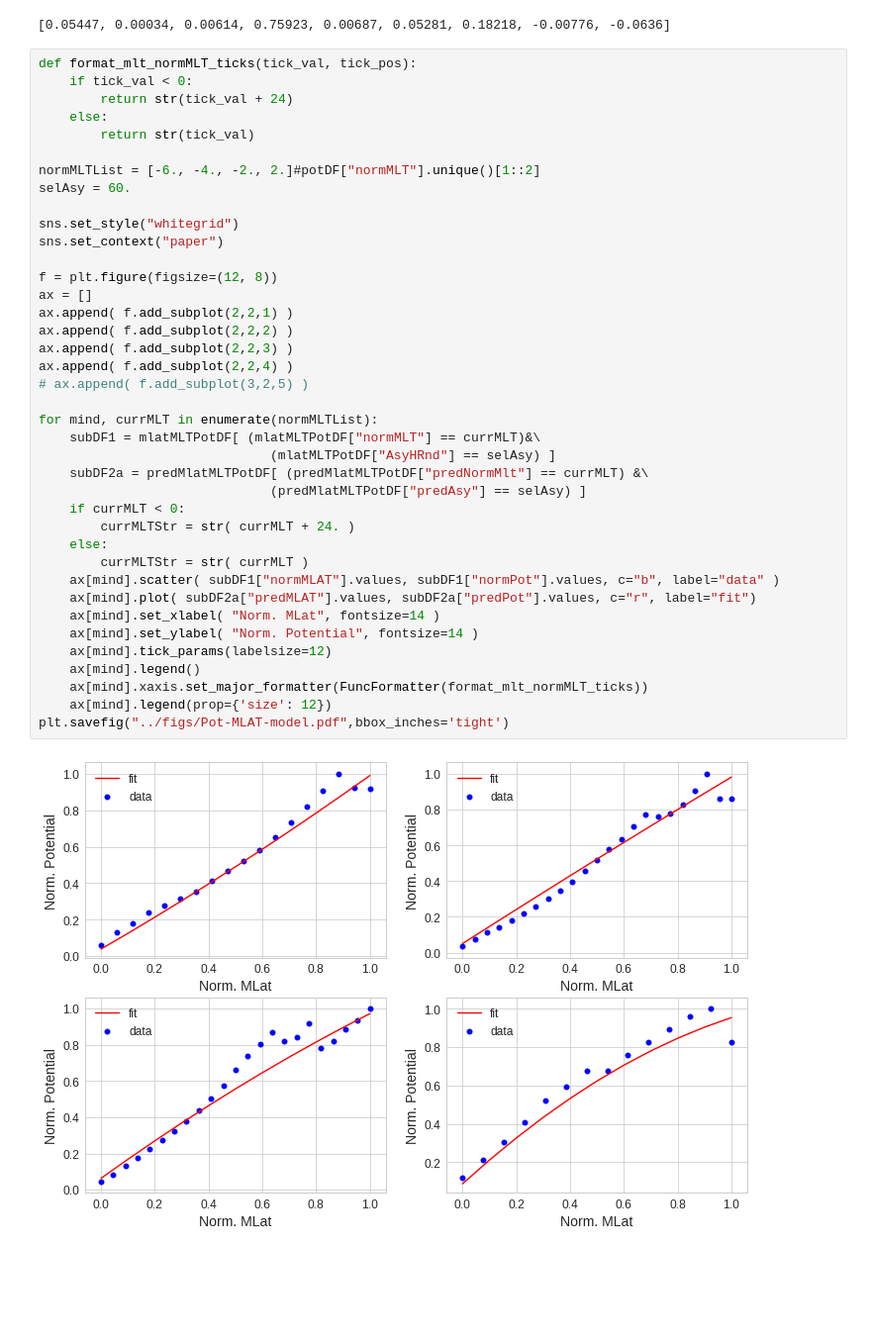
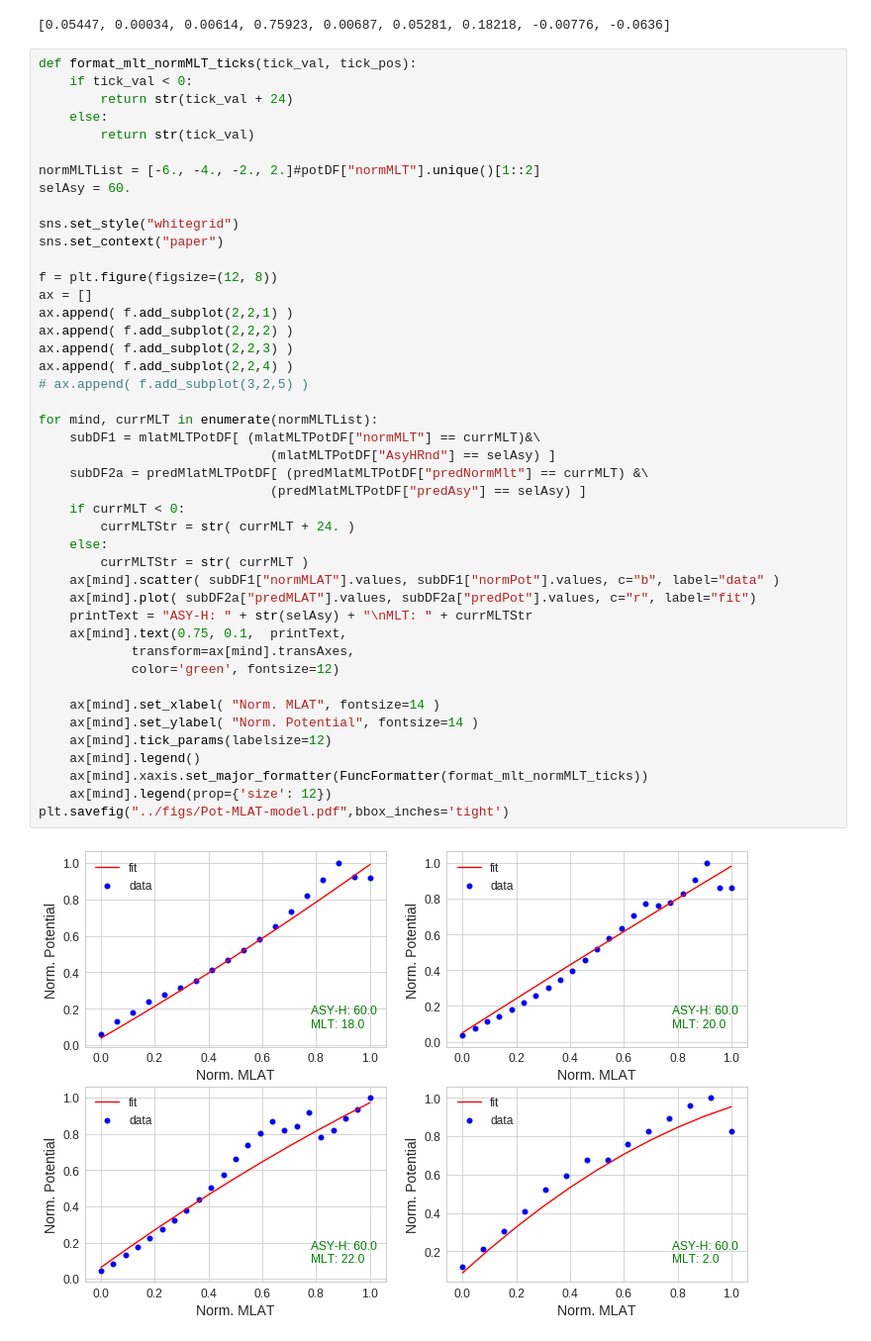
Before and after one commit to bharatreddy/indsvels, a Jupyter notebook: ipy/pot_MLAT_test.ipynb, the cells around one changed output. Shown at 99% size. Drawn from its saved outputs; the diff is of its cells as text; blank space fills up the shorter version.

Commit message:
pot mlat fig modify

```diff
--- a/ipy/pot_MLAT_test.ipynb
+++ b/ipy/pot_MLAT_test.ipynb
@@ -141,32 +141,37 @@ selAsy = 60.
 
 sns.set_style("whitegrid")
 sns.set_context("paper")
 
 f = plt.figure(figsize=(12, 8))
 ax = []
 ax.append( f.add_subplot(2,2,1) )
 ax.append( f.add_subplot(2,2,2) )
 ax.append( f.add_subplot(2,2,3) )
 ax.append( f.add_subplot(2,2,4) )
 # ax.append( f.add_subplot(3,2,5) )
 
 for mind, currMLT in enumerate(normMLTList):
     subDF1 = mlatMLTPotDF[ (mlatMLTPotDF["normMLT"] == currMLT)&\
                               (mlatMLTPotDF["AsyHRnd"] == selAsy) ]
     subDF2a = predMlatMLTPotDF[ (predMlatMLTPotDF["predNormMlt"] == currMLT) &\
                               (predMlatMLTPotDF["predAsy"] == selAsy) ]
     if currMLT < 0:
         currMLTStr = str( currMLT + 24. )
     else:
         currMLTStr = str( currMLT )
     ax[mind].scatter( subDF1["normMLAT"].values, subDF1["normPot"].values, c="b", label="data" )
     ax[mind].plot( subDF2a["predMLAT"].values, subDF2a["predPot"].values, c="r", label="fit")
-    ax[mind].set_xlabel( "Norm. MLat", fontsize=14 )
+    printText = "ASY-H: " + str(selAsy) + "\nMLT: " + currMLTStr
+    ax[mind].text(0.75, 0.1,  printText,
+            transform=ax[mind].transAxes,
+            color='green', fontsize=12)
+
+    ax[mind].set_xlabel( "Norm. MLAT", fontsize=14 )
     ax[mind].set_ylabel( "Norm. Potential", fontsize=14 )
     ax[mind].tick_params(labelsize=12)
     ax[mind].legend()
     ax[mind].xaxis.set_major_formatter(FuncFormatter(format_mlt_normMLT_ticks))
     ax[mind].legend(prop={'size': 12})
 plt.savefig("../figs/Pot-MLAT-model.pdf",bbox_inches='tight')
 # %% [output]
-[figure, old version]
+[figure, new version]
```
Also changed, not shown: 1 other file.
